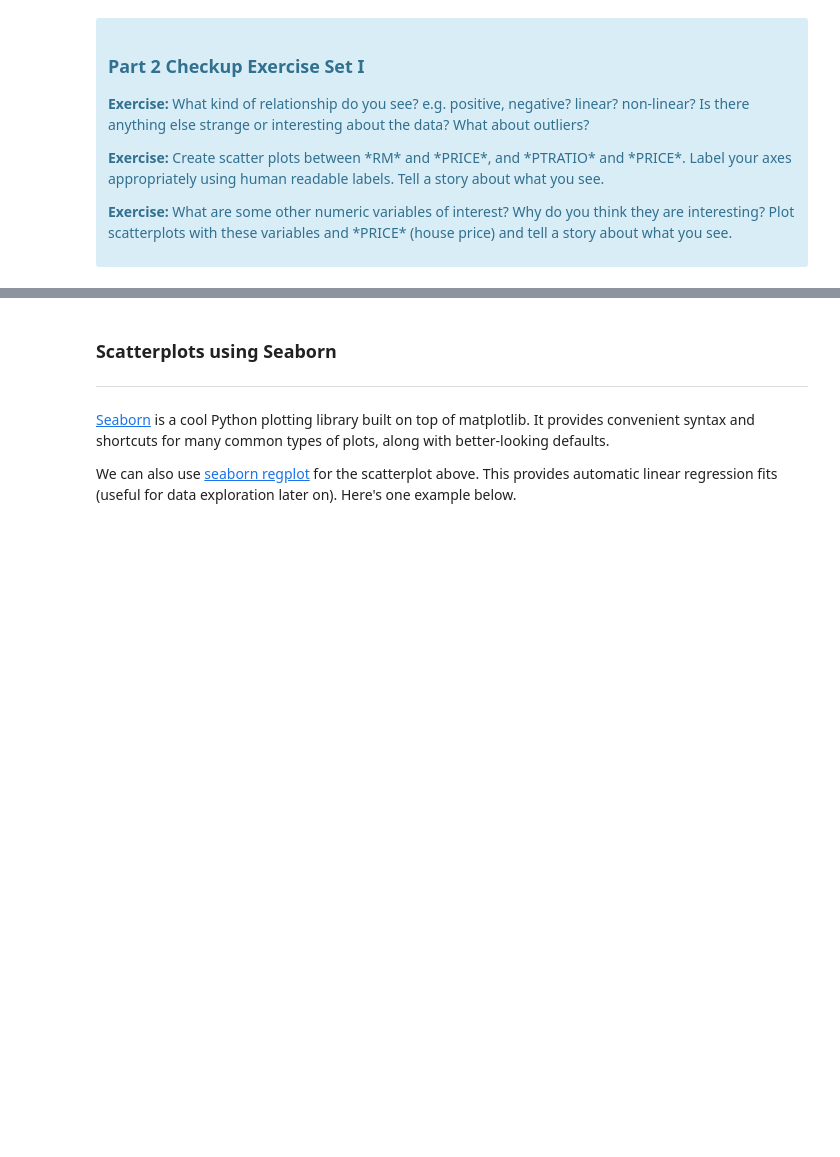
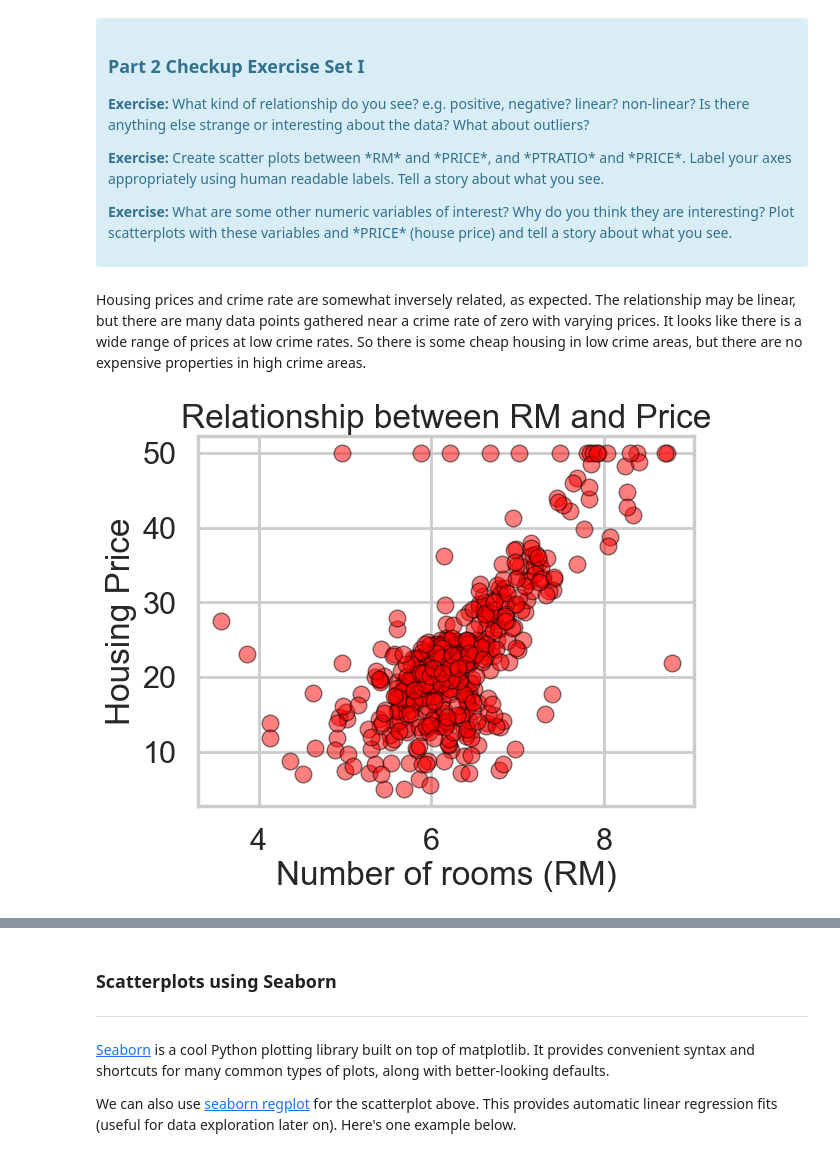
Before and after one commit to ashleyjtoth/statistics-and-ML-case-studies, a Jupyter notebook: Mini_Project_Linear_Regression.ipynb, the cells around one changed output, grey strips where cells are left out. Saved outputs shown, nothing was run; the diff lists cells and outputs as text; code cells hidden in the pictures; blank space fills up the shorter version.

```diff
--- a/Mini_Project_Linear_Regression.ipynb
+++ b/Mini_Project_Linear_Regression.ipynb
@@ -230,0 +226,11 @@ plt.title("Relationship between CRIM and Price")
+# %% [markdown]
+Housing prices and crime rate are somewhat inversely related, as expected. The relationship may be linear, but there are many data points gathered near a crime rate of zero with varying prices. It looks like there is a wide range of prices at low crime rates. So there is some cheap housing in low crime areas, but there are no expensive properties in high crime areas.
+# %%
+# your turn: scatter plot between *RM* and *PRICE*
+plt.scatter(bos.RM, bos.PRICE, color = 'r', alpha = 0.5, edgecolors = 'black', linewidth = 1)
+plt.xlabel("Number of rooms (RM)")
+plt.ylabel("Housing Price")
+plt.title("Relationship between RM and Price")
+plt.show()
+# %% [output]
+[figure, added]
```
Also changed, not shown: parts of 59 cells of this notebook.
